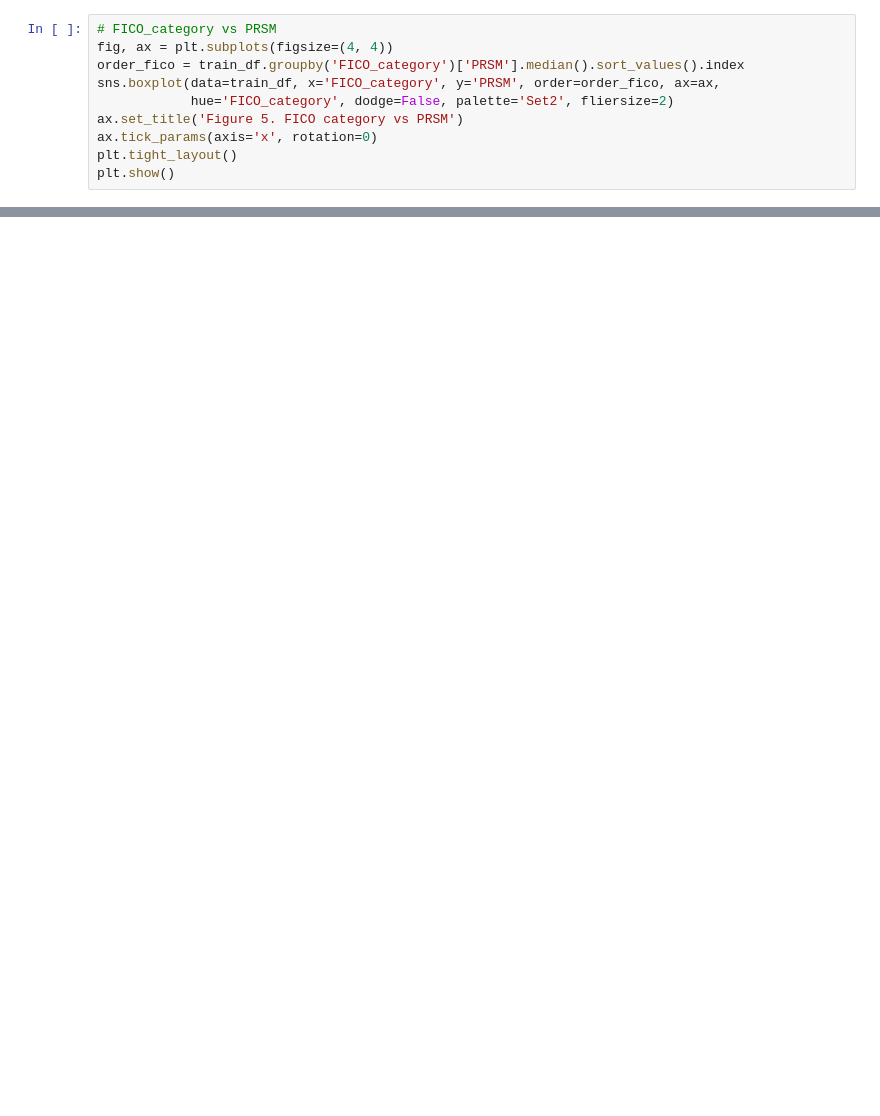
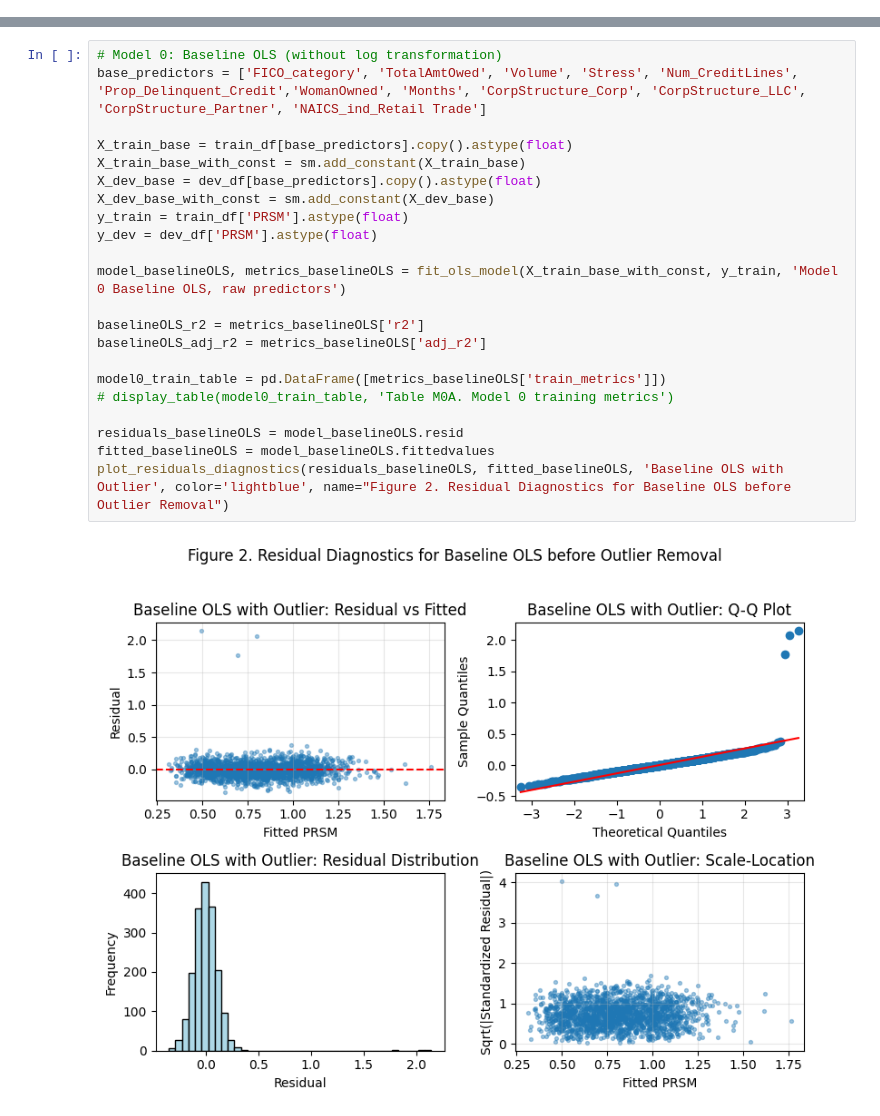
Before and after one commit to etontackett/Stat-628, a Jupyter notebook: TechnicalReport.ipynb, the cells around one changed output, grey strips where cells are left out. Saved outputs shown, nothing was run; the diff lists cells and outputs as text; blank space fills up the shorter version.

```diff
--- a/TechnicalReport.ipynb
+++ b/TechnicalReport.ipynb
@@ -414,10 +0,0 @@ Figure 5 confirms higher FICO categories correspond to lower median PRSM, suppor
-# %%
-# FICO_category vs PRSM
-fig, ax = plt.subplots(figsize=(4, 4))
-order_fico = train_df.groupby('FICO_category')['PRSM'].median().sort_values().index
-sns.boxplot(data=train_df, x='FICO_category', y='PRSM', order=order_fico, ax=ax,
-            hue='FICO_category', dodge=False, palette='Set2', fliersize=2)
-ax.set_title('Figure 5. FICO category vs PRSM')
-ax.tick_params(axis='x', rotation=0)
-plt.tight_layout()
-plt.show()
@@ -1527,0 +461,24 @@ display_table(stat_not_practical_view, 'Table 10. Statistically detectable but p
+# %%
+# Model 0: Baseline OLS (without log transformation)
+base_predictors = ['FICO_category', 'TotalAmtOwed', 'Volume', 'Stress', 'Num_CreditLines', 'Prop_Delinquent_Credit','WomanOwned', 'Months', 'CorpStructure_Corp', 'CorpStructure_LLC', 'CorpStructure_Partner', 'NAICS_ind_Retail Trade']
+
+X_train_base = train_df[base_predictors].copy().astype(float)
+X_train_base_with_const = sm.add_constant(X_train_base)
+X_dev_base = dev_df[base_predictors].copy().astype(float)
+X_dev_base_with_const = sm.add_constant(X_dev_base)
+y_train = train_df['PRSM'].astype(float)
+y_dev = dev_df['PRSM'].astype(float)
+
+model_baselineOLS, metrics_baselineOLS = fit_ols_model(X_train_base_with_const, y_train, 'Model 0 Baseline OLS, raw predictors')
+
+baselineOLS_r2 = metrics_baselineOLS['r2']
+baselineOLS_adj_r2 = metrics_baselineOLS['adj_r2']
+
+model0_train_table = pd.DataFrame([metrics_baselineOLS['train_metrics']])
+# display_table(model0_train_table, 'Table M0A. Model 0 training metrics')
+
+residuals_baselineOLS = model_baselineOLS.resid
+fitted_baselineOLS = model_baselineOLS.fittedvalues
+plot_residuals_diagnostics(residuals_baselineOLS, fitted_baselineOLS, 'Baseline OLS with Outlier', color='lightblue', name="Figure 2. Residual Diagnostics for Baseline OLS before Outlier Removal")
+# %% [output]
+[figure, added]
```
Also changed, not shown: parts of 69 cells of this notebook, 1 other file.
